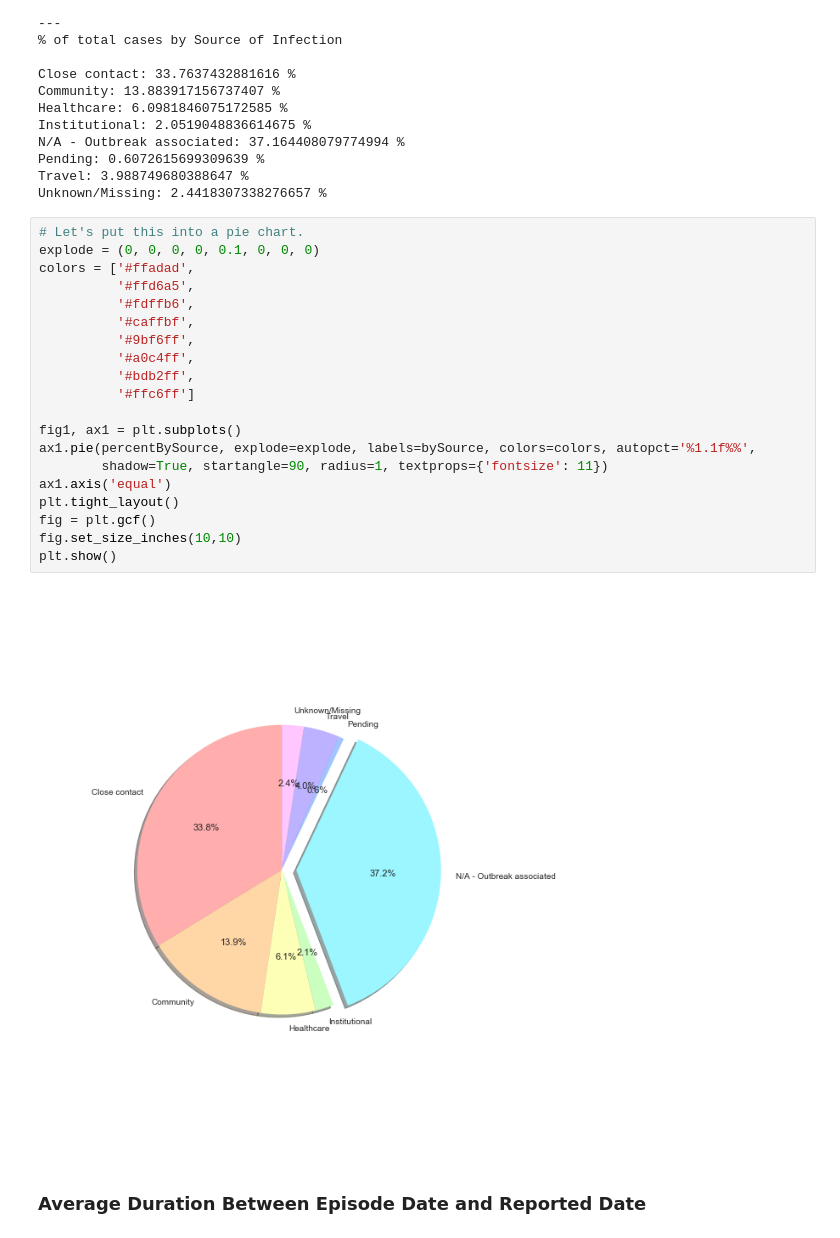
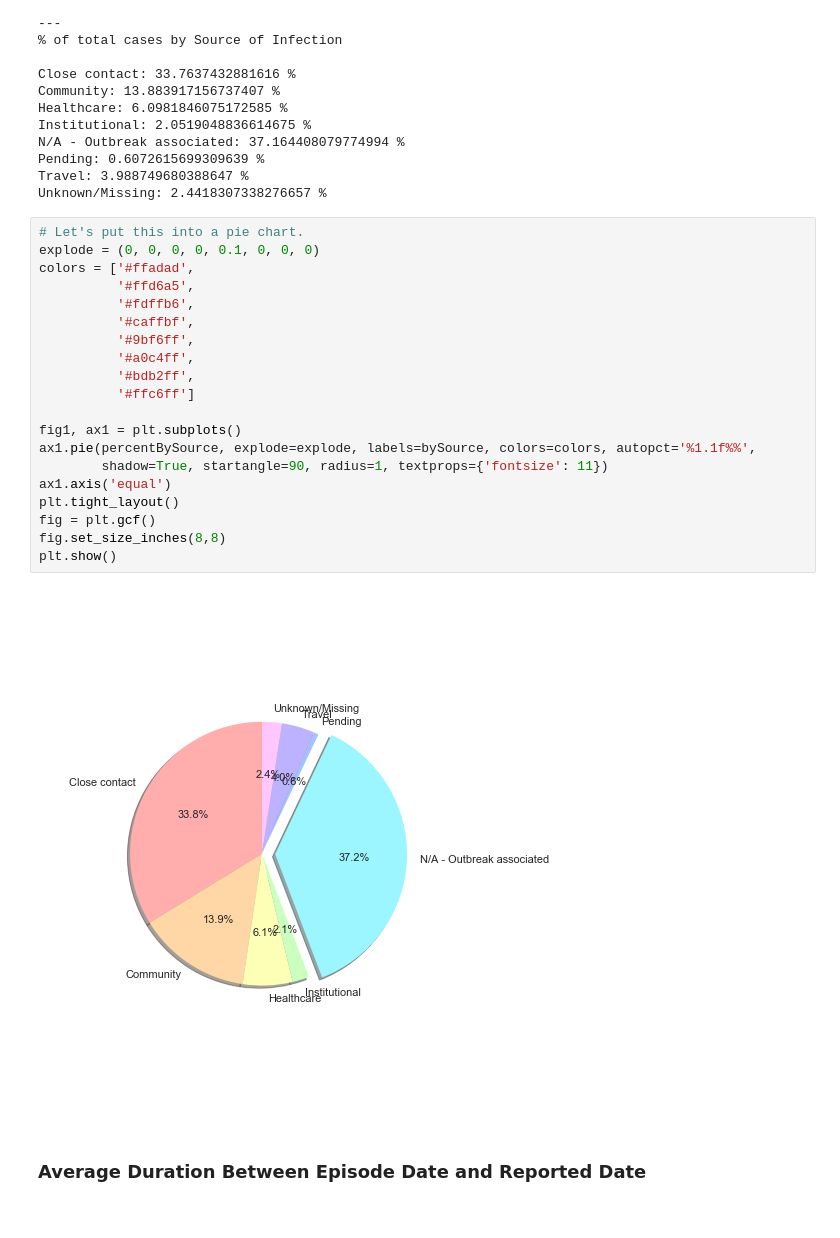
Before and after one commit to KevinRiady/COVID19-Toronto-Data-Project, a Jupyter notebook: COVID19 Toronto Data Analysis.ipynb, the cells around one changed output. Saved outputs shown, nothing was run; the diff lists cells and outputs as text.

```diff
--- a/COVID19 Toronto Data Analysis.ipynb
+++ b/COVID19 Toronto Data Analysis.ipynb
@@ -412,25 +412,25 @@ Unknown/Missing: 2.4418307338276657 %
 # %%
 # Let's put this into a pie chart.
 explode = (0, 0, 0, 0, 0.1, 0, 0, 0)
 colors = ['#ffadad',
           '#ffd6a5',
           '#fdffb6',
           '#caffbf',
           '#9bf6ff',
           '#a0c4ff',
           '#bdb2ff',
           '#ffc6ff']
 
 fig1, ax1 = plt.subplots()
 ax1.pie(percentBySource, explode=explode, labels=bySource, colors=colors, autopct='%1.1f%%',
         shadow=True, startangle=90, radius=1, textprops={'fontsize': 11})
 ax1.axis('equal')
 plt.tight_layout()
 fig = plt.gcf()
-fig.set_size_inches(10,10)
+fig.set_size_inches(8,8)
 plt.show()
 # %% [output]
-[figure, old version]
+[figure, new version]
 # %% [markdown]
 ### Average Duration Between Episode Date and Reported Date
 # %%
```
Also changed, not shown: 2 other files.
